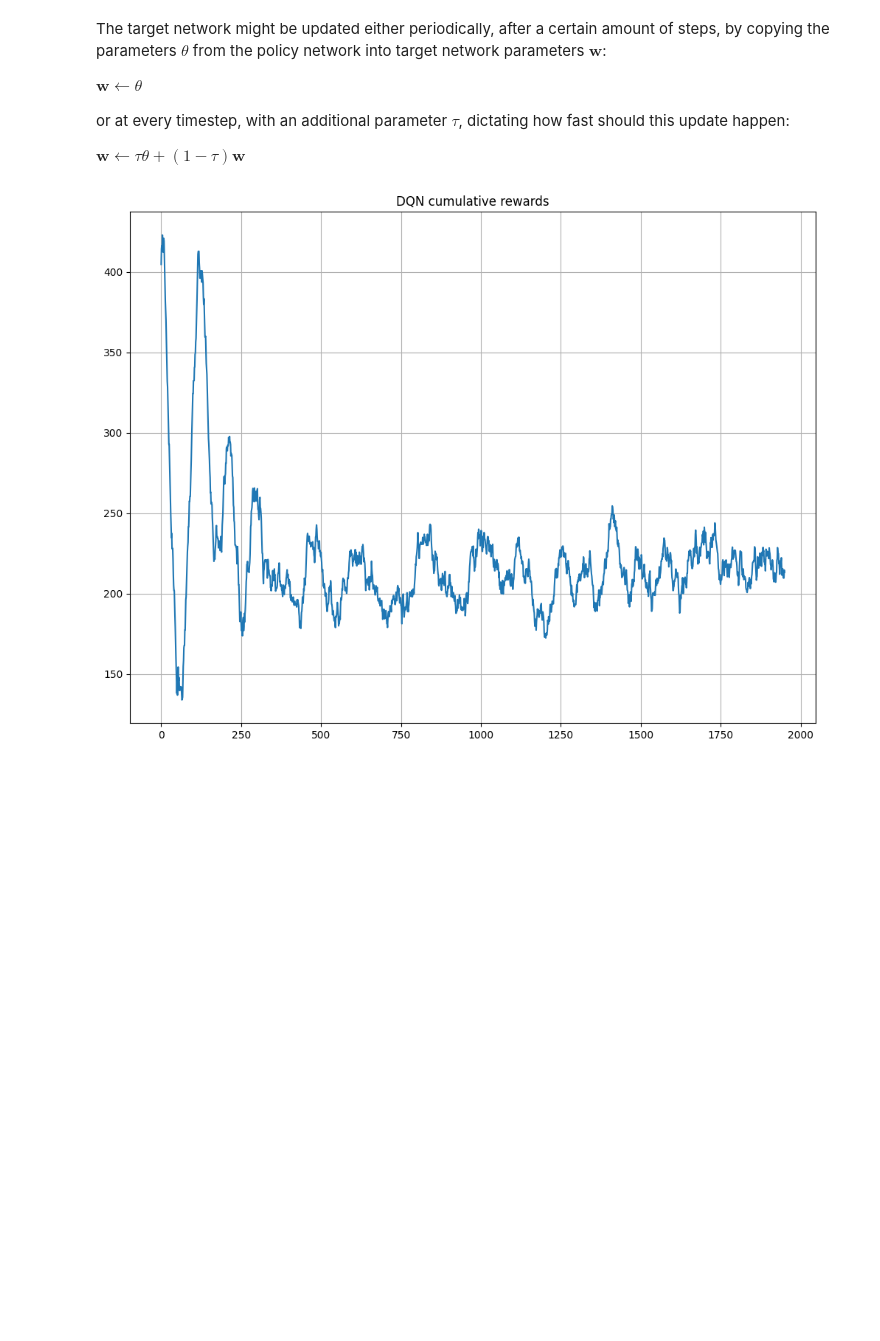
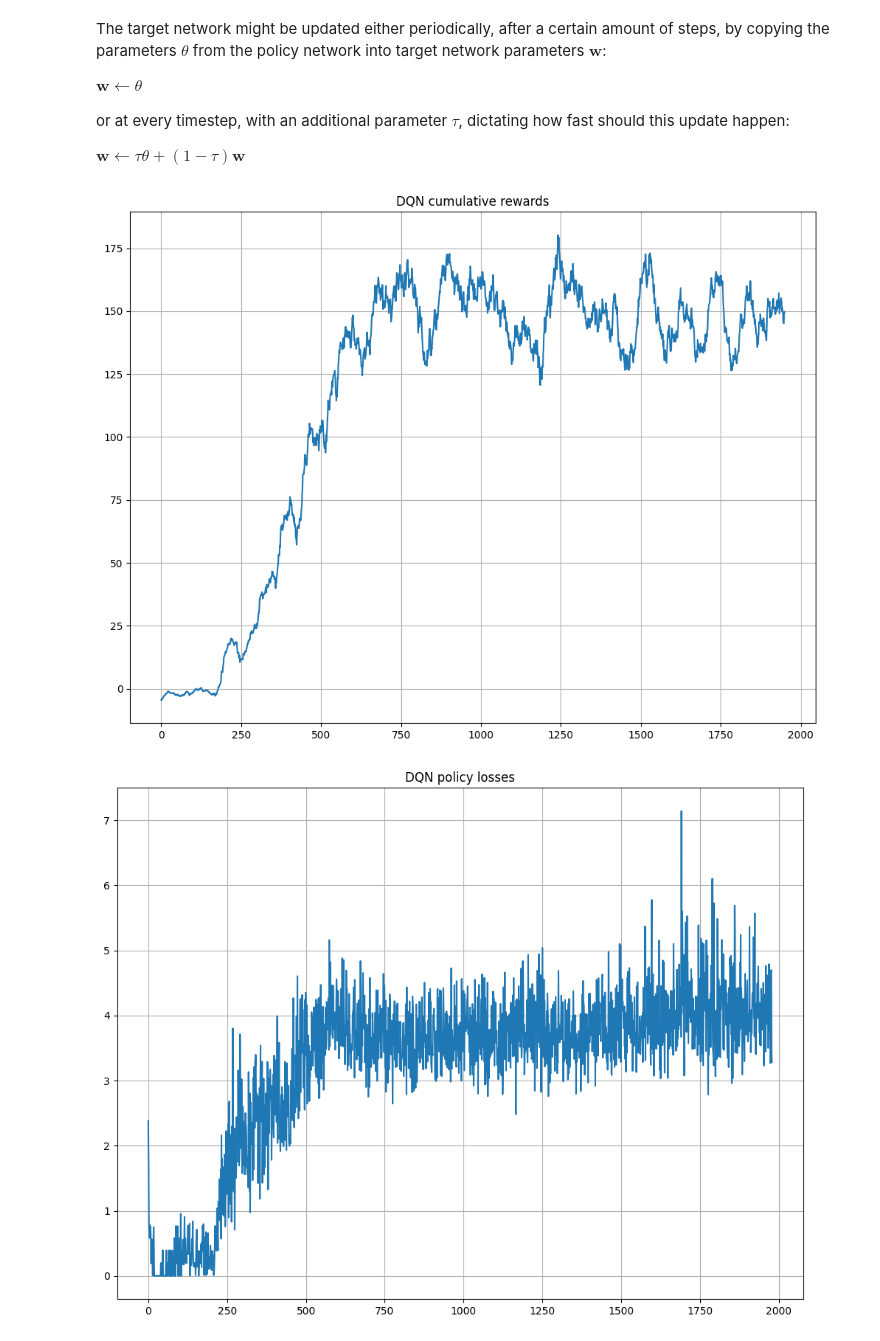
Before and after one commit to veborito/RL-project, a Jupyter notebook: dqn.ipynb, the cells around one changed output. Saved outputs shown, nothing was run; the diff lists cells and outputs as text; code cells hidden in the pictures; blank space fills up the shorter version.

```diff
--- a/dqn.ipynb
+++ b/dqn.ipynb
@@ -118,6 +118,7 @@ for tau in tqdm(range(NUM_TRAJECTORIES)):
     state, info = env.reset(seed=123)
     # setting done to False for while loop
     done = False
+    cumul_r = 0
     t = 0
     while done == False and t < MAX_EPISODE_LENGTH:
         # retrieving Q(s, a) for all possible a
@@ -135,10 +136,11 @@ for tau in tqdm(range(NUM_TRAJECTORIES)):
         transition_buffer.append((prev_state, action, reward, state, done))
 
 
+        cumul_r += reward
         t += 1
 
     # logging the episode length as a cumulative reward
-    cumulative_rewards.append(t)
+    cumulative_rewards.append(cumul_r)
 
     if len(transition_buffer) > WARMUP:
         states, actions, rewards, next_states, dones = transition_buffer.sample(sample_size=BATCH_SIZE)
@@ -163,7 +165,12 @@ torch.save(policy_network.state_dict(), "snake_dql.pt")
 # %%
 plt.figure(figsize=(12,9))
 plt.plot(running_mean(cumulative_rewards, 50))
 plt.title("DQN cumulative rewards")
 plt.grid()
+plt.figure(figsize=(12,9))
+plt.plot(policy_losses)
+plt.title("DQN policy losses")
+plt.grid()
 # %% [output]
-[figure, old version]
+[figure, new version]
+[figure, added]
```
Also changed, not shown: parts of 6 cells of this notebook, 19 other files.
